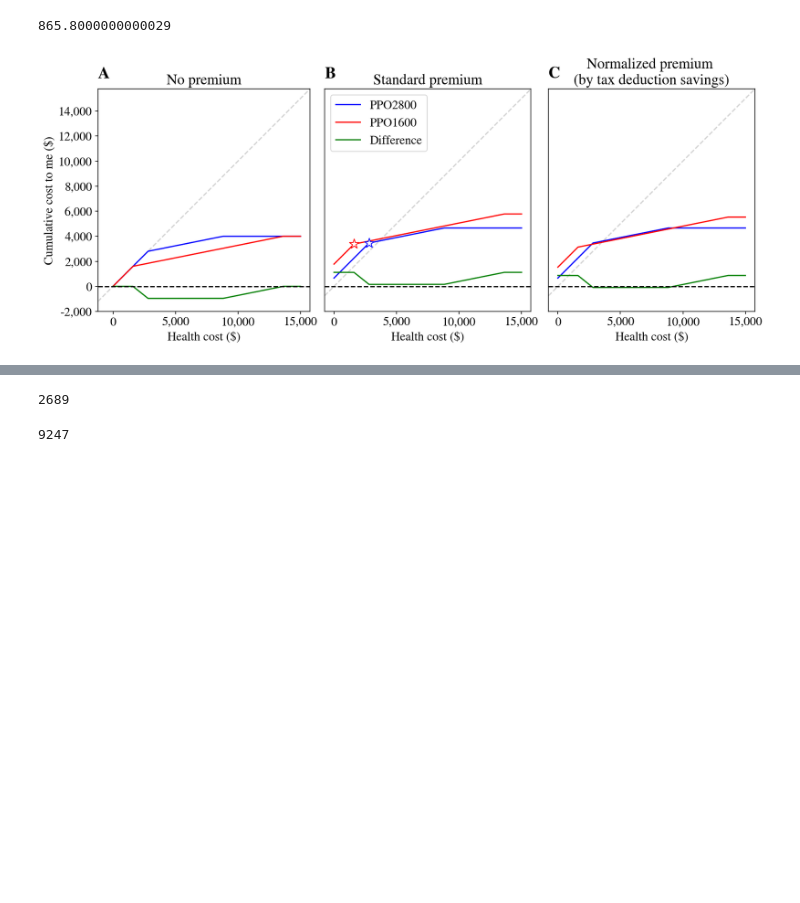
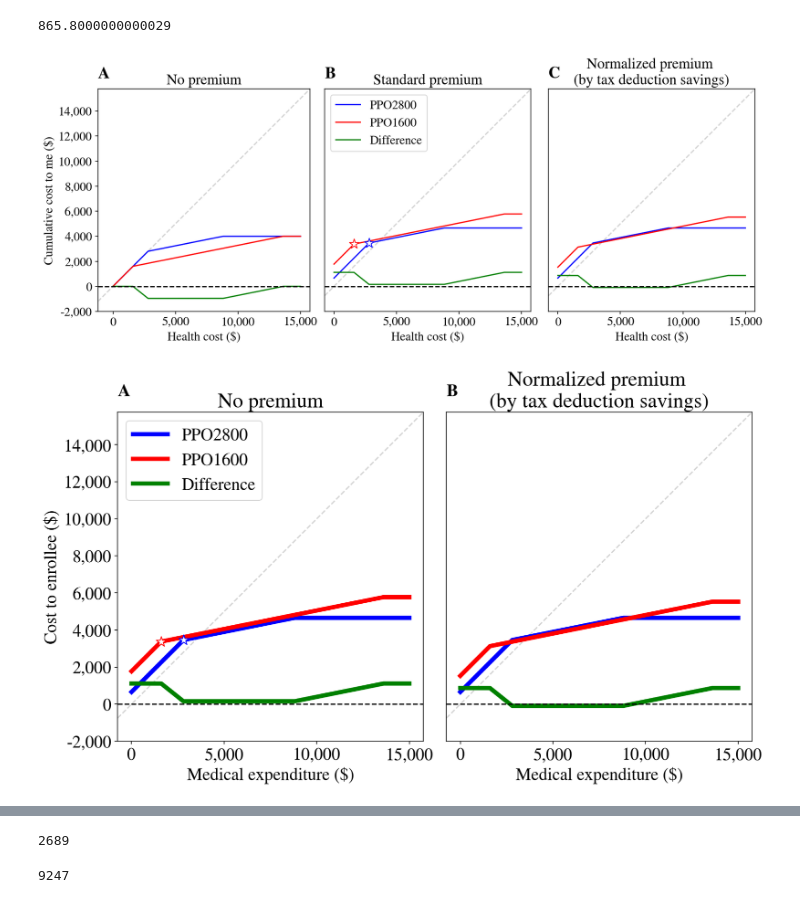
Before and after one commit to sbooeshaghi/health-insurance, a Jupyter notebook: healthcare_costs.ipynb, the cells around one changed output, grey strips where cells are left out. Drawn from its saved outputs; the diff is of its cells as text; code cells hidden in the pictures; blank space fills up the shorter version.

Commit message:
updated plots

```diff
--- a/healthcare_costs.ipynb
+++ b/healthcare_costs.ipynb
@@ -22,7 +22,7 @@ def yex(ax):
   })
   return ax
 
-fsize = 15
+fsize = 20
 matplotlib.rcParams["mathtext.fontset"] = "cm"
 matplotlib.rcParams["font.family"] = "STIXGeneral"
 matplotlib.rcParams["font.size"] = fsize
@@ -222,6 +222,82 @@ fig.savefig("healthcare.png", dpi=300)
 fig.show()
 # %% [output]
 [figure]
+# %%
+fig, axs = plt.subplots(figsize=(14,7), ncols=2)
+fig.subplots_adjust(hspace=0, wspace=-0.05)
+x = np.arange(0, 15_000)
+
+for label, data in plans.items():
+  norm = data["norm"]
+  p = data["p"]
+  d = data["d"]
+  oopm = data["oopm"]
+  norm = data["norm"]
+  color = data["color"]
+
+
+  y1 = np.array([insurance_cost(i, p, d, oopm) for i in x])
+  # health_cost_at_oopm = x[np.where(y == oopm + p)[0][0]]
+  axs[0].plot(x, y1, label=label, color=color, linewidth=5)
+  axs[0].scatter(d, d+p, marker="*", edgecolor=color, s=150, zorder=10, color="white")
+
+  y2 = np.array([insurance_cost(i, p-norm, d, oopm) for i in x])
+  # health_cost_at_oopm = x[np.where(y == oopm + p)[0][0]]
+  axs[1].plot(x, y2, label=label, color=color, linewidth=5)
+
+  # ax.axhline(y=d+p, color=color, linestyle="--") # premium + deductible
+  # ax.axvline(x=health_cost_at_oopm, color=color, linestyle="--") # Medical expenditure at oopm
+
+  if label == "PPO2800":
+    ppo2800_0 = y0
+    ppo2800_1 = y1
+    ppo2800_2 = y2
+  elif label == "PPO1600":
+    ppo1600_0 = y0
+    ppo1600_1 = y1
+    ppo1600_2 = y2
+
+# # Difference
+
+axs[0].plot(x, ppo1600_1-ppo2800_1, color="green", label="Difference", linewidth=5) # Diff in price
+axs[1].plot(x, ppo1600_2-ppo2800_2, color="green", label="Difference", linewidth=5) # Diff in price
+
+for ax in axs:
+  ax.axhline(y=0, color="black", linestyle="--")
+  yex(ax)
+  ax.xaxis.set_major_formatter(mpl.ticker.StrMethodFormatter('{x:,.0f}'))
+  ax.yaxis.set_major_formatter(mpl.ticker.StrMethodFormatter('{x:,.0f}'))
+
+
+# plot settings
+
+axs[0].set(**{
+    "xlabel": "Medical expenditure ($)",
+    "ylabel": "Cost to enrollee ($)",
+    "title": "No premium",
+    "ylim": -2000
+})
+axs[1].set(**{
+    "xlabel": "Medical expenditure ($)",
+    "yticks": [],
+    "yticklabels": [],
+    "title": "Normalized premium \n(by tax deduction savings)",
+    "ylim": -2000
+})
+
+# axs[1].legend(loc='center left', bbox_to_anchor=(1, 0.5))
+axs[0].legend()
+
+for n, ax in enumerate(axs.flat):
+
+    ax.imshow(np.random.randn(10,10), interpolation='none')
+    ax.text(0, 1.05, string.ascii_uppercase[n], transform=ax.transAxes,
+            size=20, weight='bold')
+
+fig.savefig("healthcare.png", dpi=300, bbox_inches="tight")
+fig.show()
+# %% [output]
+[figure, added]
 # %%
 print(f"{min(ppo1600_0-ppo2800_0):,.2f}", f"{max(ppo1600_0-ppo2800_0):,.2f}")
 print(f"{min(ppo1600_1-ppo2800_1):,.2f}", f"{max(ppo1600_1-ppo2800_1):,.2f}")
```
Also changed, not shown: parts of 2 cells of this notebook.
